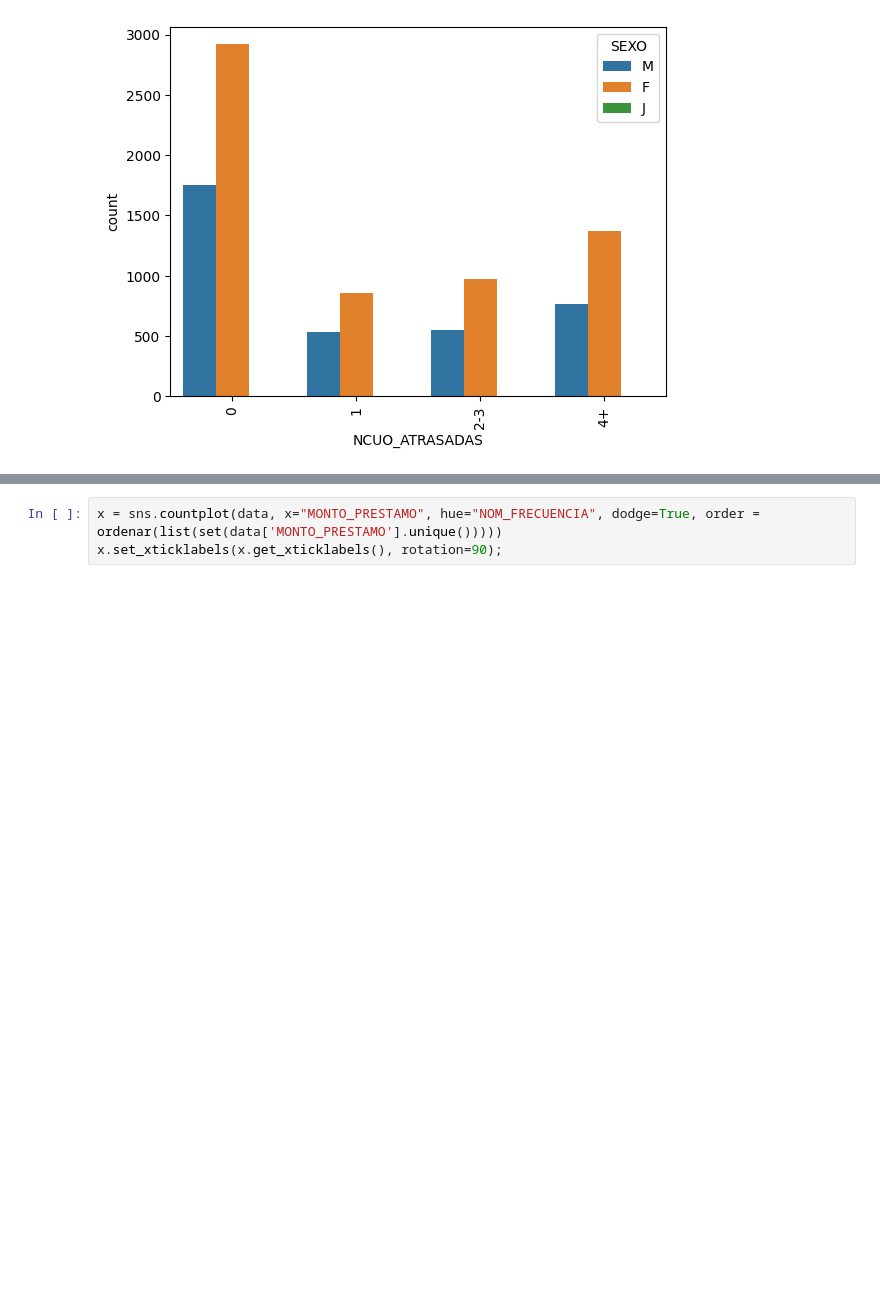
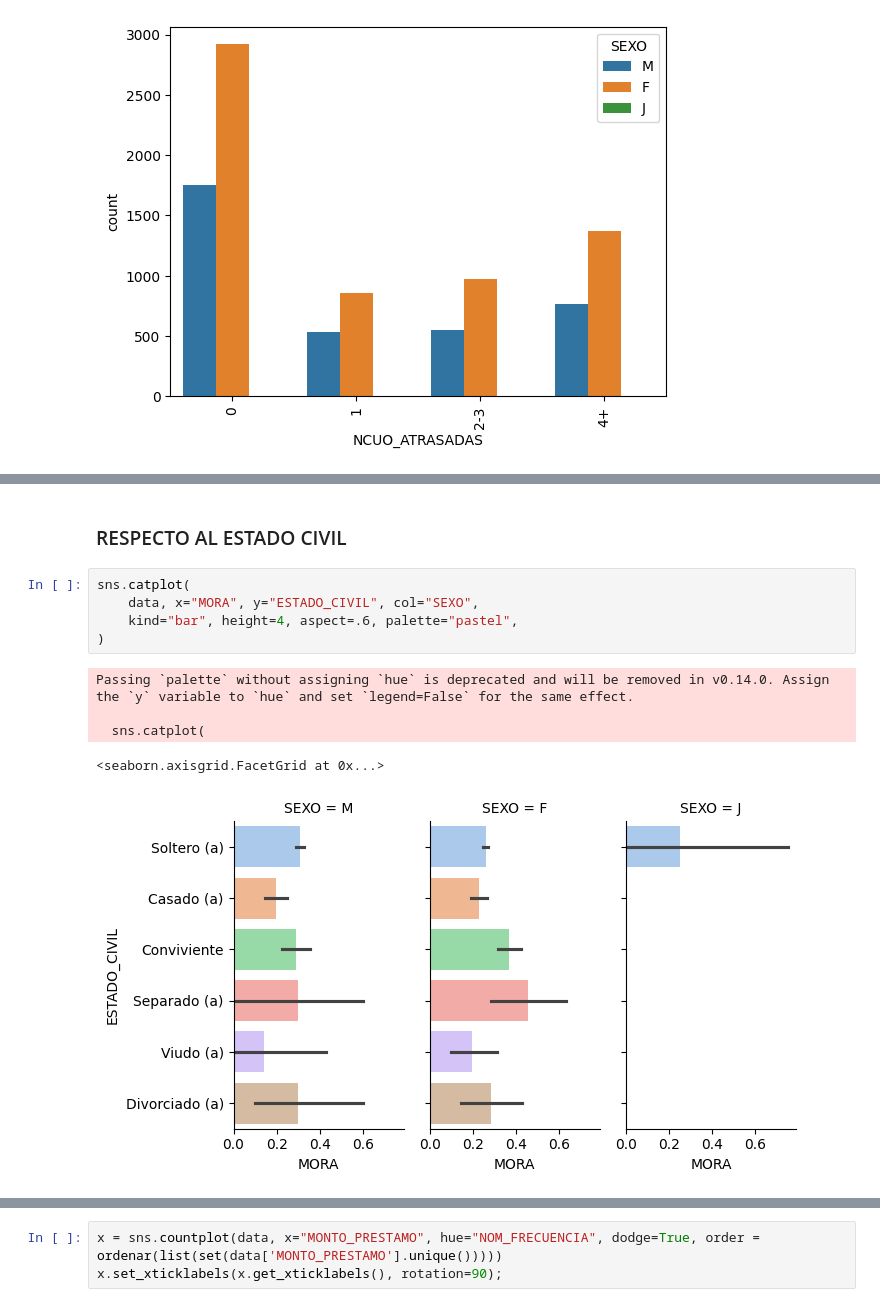
Before and after one commit to AxelSaire/Modelo-de-Riesgo-Crediticio, a Jupyter notebook: ABCC.ipynb, the cells around one changed output, grey strips where cells are left out. Cells and saved outputs as stored; diff of their text form; blank space fills up the shorter version.

```diff
--- a/ABCC.ipynb
+++ b/ABCC.ipynb
@@ -94,0 +98,13 @@ x.set_xticklabels(x.get_xticklabels(), rotation=90);
+# %% [markdown]
+### RESPECTO AL ESTADO CIVIL
+# %%
+sns.catplot(
+    data, x="MORA", y="ESTADO_CIVIL", col="SEXO",
+    kind="bar", height=4, aspect=.6, palette="pastel",
+)
+# %% [output]
+Passing `palette` without assigning `hue` is deprecated and will be removed in v0.14.0. Assign the `y` variable to `hue` and set `legend=False` for the same effect.
+
+  sns.catplot(
+<seaborn.axisgrid.FacetGrid at 0x...>
+[figure, added]
```
Also changed, not shown: parts of 14 cells of this notebook, 1 other file.
